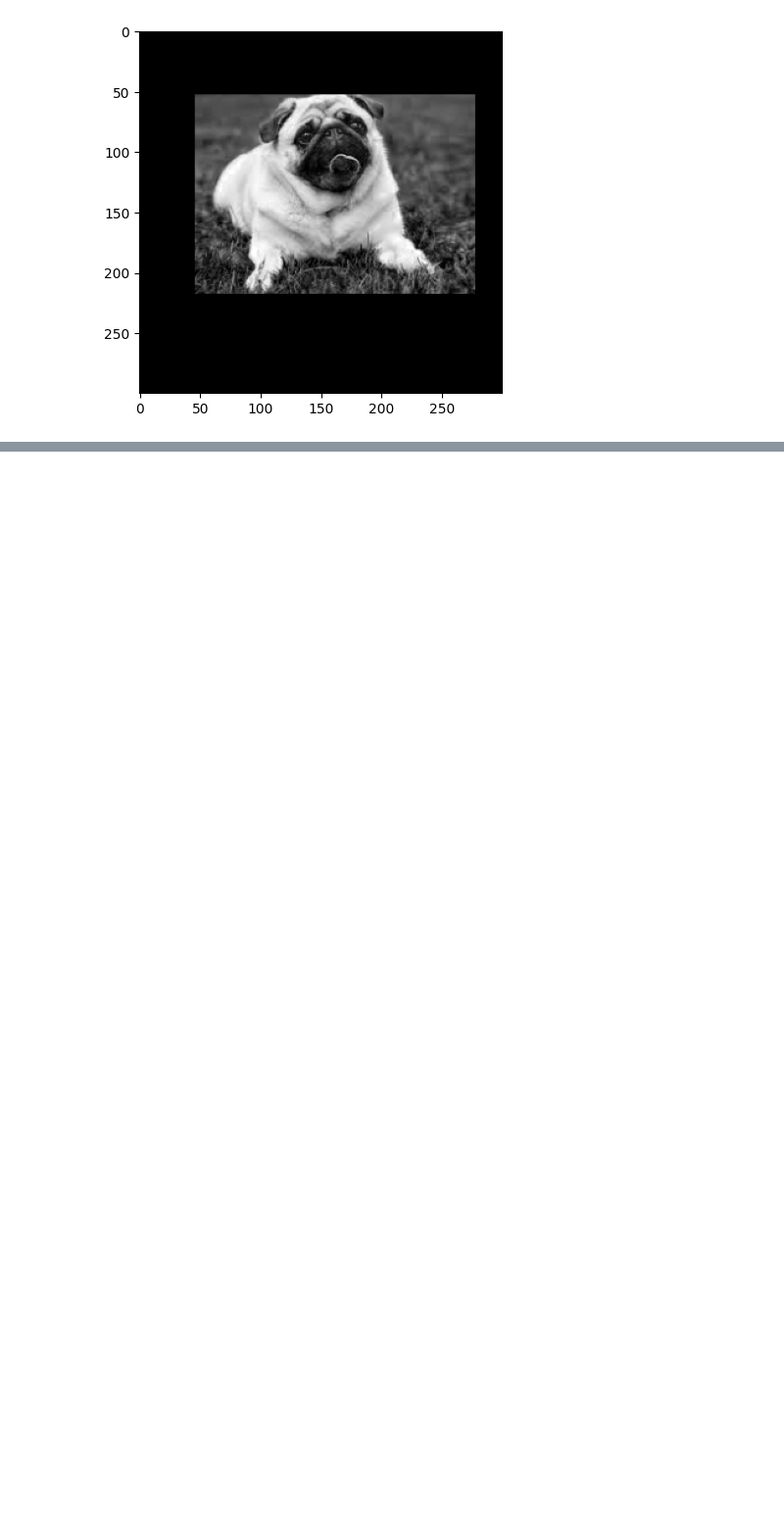
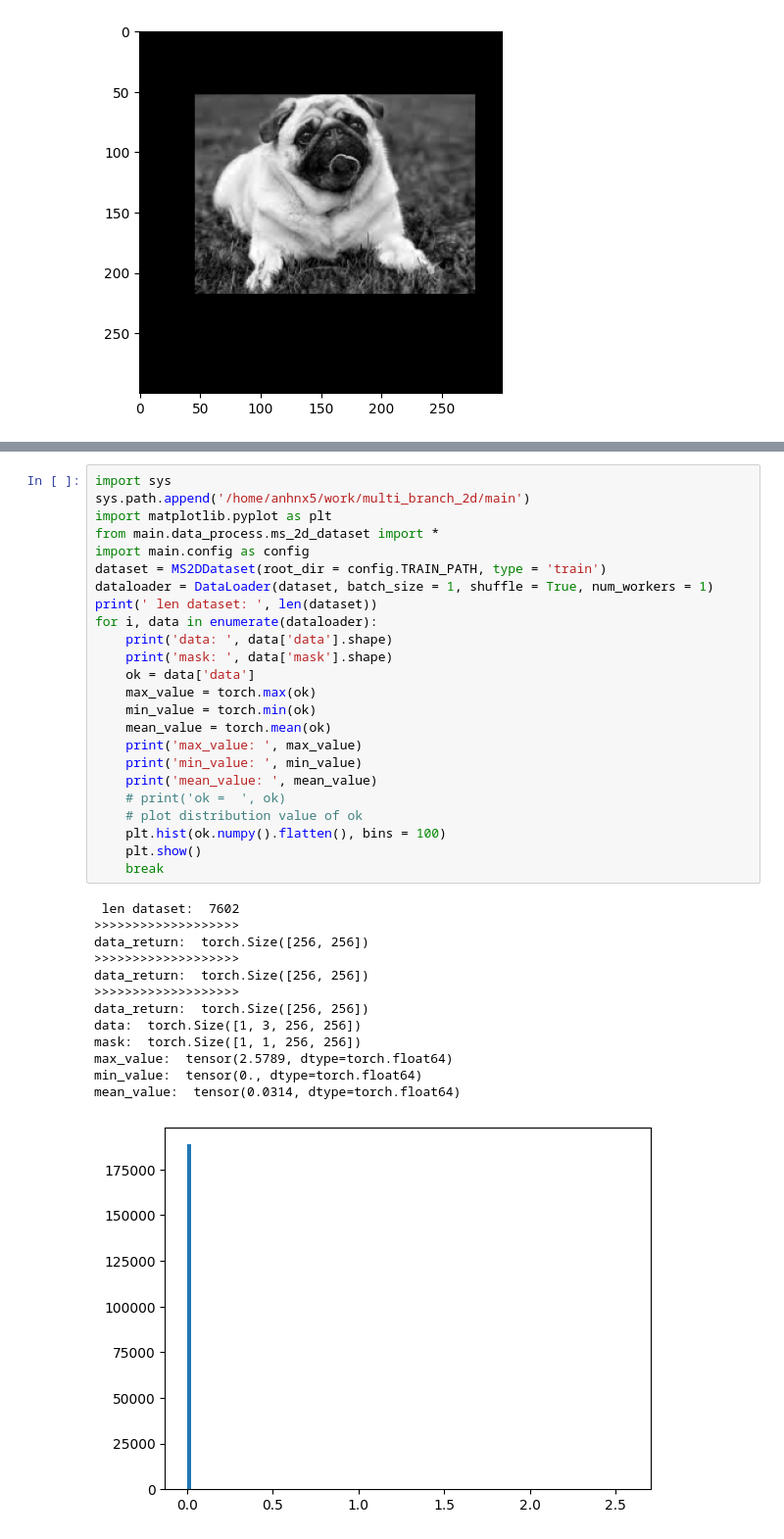
Before and after one commit to Xuan-Anh/multi_branch_2D, a Jupyter notebook: check.ipynb, the cells around one changed output, grey strips where cells are left out. Shown at 98% size. Saved outputs shown, nothing was run; the diff lists cells and outputs as text; blank space fills up the shorter version.

```diff
--- a/check.ipynb
+++ b/check.ipynb
@@ -197,0 +218,38 @@ plot_img(img)
+# %%
+import sys
+sys.path.append('/home/anhnx5/work/multi_branch_2d/main')
+import matplotlib.pyplot as plt
+from main.data_process.ms_2d_dataset import *
+import main.config as config
+dataset = MS2DDataset(root_dir = config.TRAIN_PATH, type = 'train')
+dataloader = DataLoader(dataset, batch_size = 1, shuffle = True, num_workers = 1)
+print(' len dataset: ', len(dataset))
+for i, data in enumerate(dataloader):
+    print('data: ', data['data'].shape)
+    print('mask: ', data['mask'].shape)
+    ok = data['data']
+    max_value = torch.max(ok)
+    min_value = torch.min(ok)
+    mean_value = torch.mean(ok)
+    print('max_value: ', max_value)
+    print('min_value: ', min_value)
+    print('mean_value: ', mean_value)
+    # print('ok =  ', ok)
+    # plot distribution value of ok
+    plt.hist(ok.numpy().flatten(), bins = 100)
+    plt.show()
+    break
+# %% [output]
+ len dataset:  7602
+>>>>>>>>>>>>>>>>>>>
+data_return:  torch.Size([256, 256])
+>>>>>>>>>>>>>>>>>>>
+data_return:  torch.Size([256, 256])
+>>>>>>>>>>>>>>>>>>>
+data_return:  torch.Size([256, 256])
+data:  torch.Size([1, 3, 256, 256])
+mask:  torch.Size([1, 1, 256, 256])
+max_value:  tensor(2.5789, dtype=torch.float64)
+min_value:  tensor(0., dtype=torch.float64)
+mean_value:  tensor(0.0314, dtype=torch.float64)
+[figure, added]
```
Also changed, not shown: parts of 4 cells of this notebook, 5 other files.
